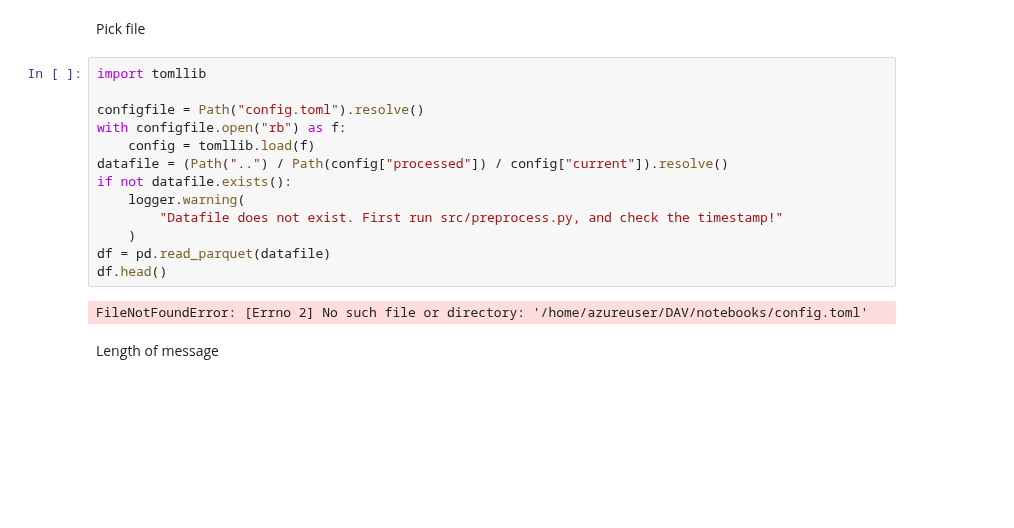
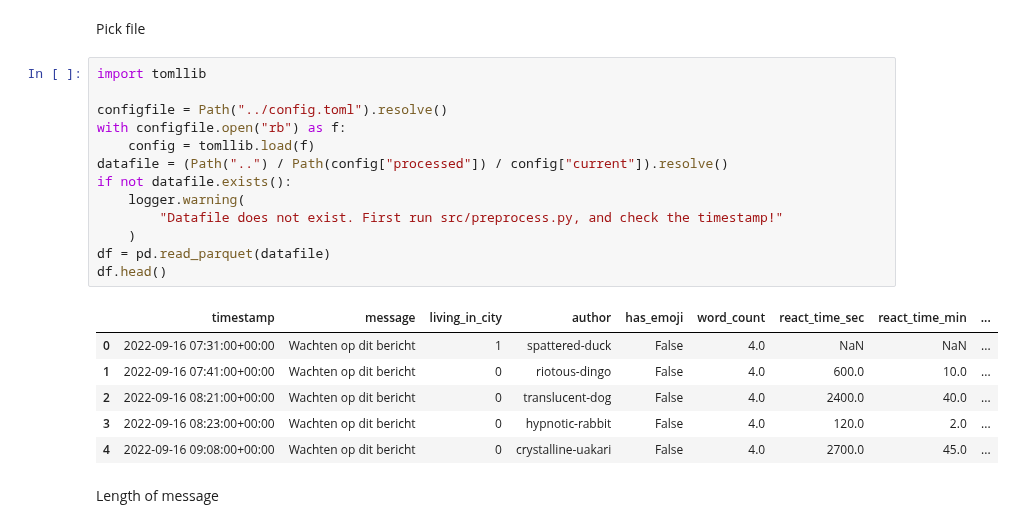
Before and after one commit to bashoogeventerink-max/DAV, a Jupyter notebook: notebooks/03-distributions.ipynb, the cells around one changed output. Drawn from its saved outputs; the diff is of its cells as text; blank space fills up the shorter version.

```diff
--- a/notebooks/03-distributions.ipynb
+++ b/notebooks/03-distributions.ipynb
@@ -14,18 +14,23 @@ Pick file
 # %%
 import tomllib
 
-configfile = Path("config.toml").resolve()
+configfile = Path("../config.toml").resolve()
 with configfile.open("rb") as f:
     config = tomllib.load(f)
 datafile = (Path("..") / Path(config["processed"]) / config["current"]).resolve()
 if not datafile.exists():
     logger.warning(
         "Datafile does not exist. First run src/preprocess.py, and check the timestamp!"
     )
 df = pd.read_parquet(datafile)
 df.head()
 # %% [output]
-FileNotFoundError: [Errno 2] No such file or directory: '/home/azureuser/DAV/notebooks/config.toml'
+|  | timestamp | message | living_in_city | author | has_emoji | word_count | react_time_sec | react_time_min | ... |
+| 0 | 2022-09-16 07:31:00+00:00 | Wachten op dit bericht | 1 | spattered-duck | False | 4.0 | NaN | NaN | ... |
+| 1 | 2022-09-16 07:41:00+00:00 | Wachten op dit bericht | 0 | riotous-dingo | False | 4.0 | 600.0 | 10.0 | ... |
+| 2 | 2022-09-16 08:21:00+00:00 | Wachten op dit bericht | 0 | translucent-dog | False | 4.0 | 2400.0 | 40.0 | ... |
+| 3 | 2022-09-16 08:23:00+00:00 | Wachten op dit bericht | 0 | hypnotic-rabbit | False | 4.0 | 120.0 | 2.0 | ... |
+| 4 | 2022-09-16 09:08:00+00:00 | Wachten op dit bericht | 0 | crystalline-uakari | False | 4.0 | 2700.0 | 45.0 | ... |
 # %% [markdown]
 Length of message
 # %%
```
Also changed, not shown: parts of 2 cells of this notebook, 3 other files.
